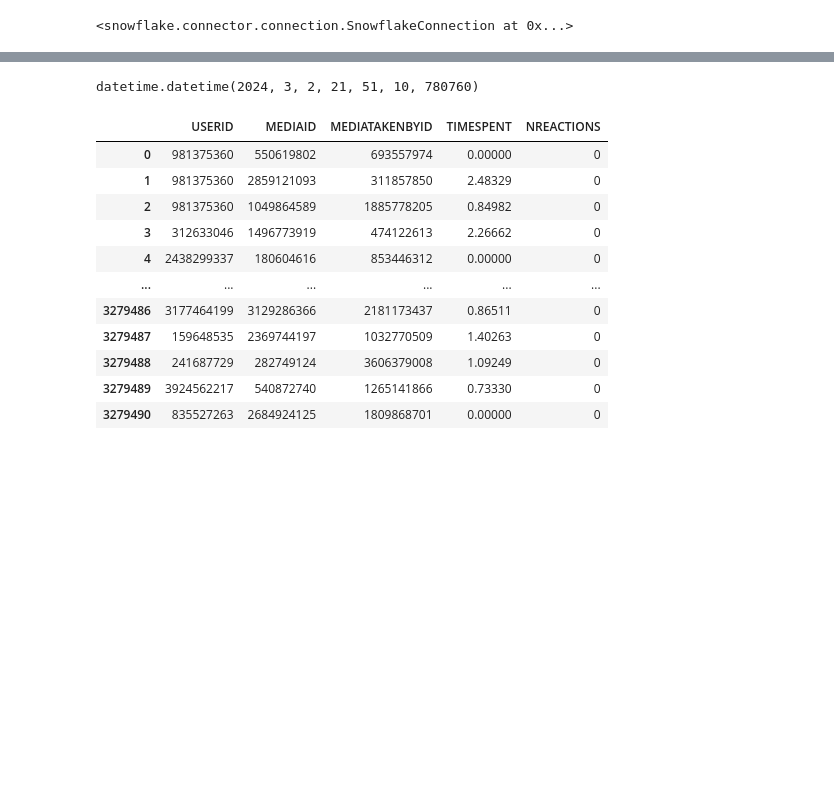
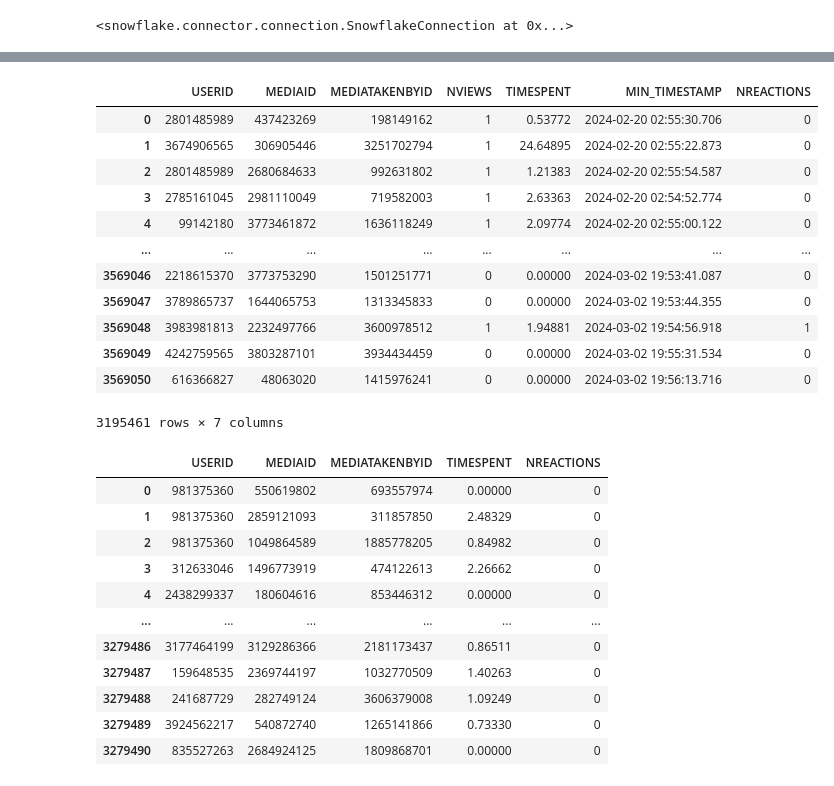
Before and after one commit to mgaiduk/ml-serving, a Jupyter notebook: sagemaker/sandbox.ipynb, the cells around one changed output, grey strips where cells are left out. Cells and saved outputs as stored; diff of their text form; code cells hidden in the pictures; blank space fills up the shorter version.

```diff
--- a/sagemaker/sandbox.ipynb
+++ b/sagemaker/sandbox.ipynb
@@ -147,7 +147,19 @@ train_df.shape, val_df.shape
-# %%
-yesterday
-# %% [output]
-datetime.datetime(2024, 3, 2, 21, 51, 10, 780760)
+# %%
+train_df
+# %% [output]
+|  | USERID | MEDIAID | MEDIATAKENBYID | NVIEWS | TIMESPENT | MIN_TIMESTAMP | NREACTIONS |
+| 0 | 2801485989 | 437423269 | 198149162 | 1 | 0.53772 | 2024-02-20 02:55:30.706 | 0 |
+| 1 | 3674906565 | 306905446 | 3251702794 | 1 | 24.64895 | 2024-02-20 02:55:22.873 | 0 |
+| 2 | 2801485989 | 2680684633 | 992631802 | 1 | 1.21383 | 2024-02-20 02:55:54.587 | 0 |
+| 3 | 2785161045 | 2981110049 | 719582003 | 1 | 2.63363 | 2024-02-20 02:54:52.774 | 0 |
+| 4 | 99142180 | 3773461872 | 1636118249 | 1 | 2.09774 | 2024-02-20 02:55:00.122 | 0 |
+| ... | ... | ... | ... | ... | ... | ... | ... |
+| 3569046 | 2218615370 | 3773753290 | 1501251771 | 0 | 0.00000 | 2024-03-02 19:53:41.087 | 0 |
+| 3569047 | 3789865737 | 1644065753 | 1313345833 | 0 | 0.00000 | 2024-03-02 19:53:44.355 | 0 |
+| 3569048 | 3983981813 | 2232497766 | 3600978512 | 1 | 1.94881 | 2024-03-02 19:54:56.918 | 1 |
+| 3569049 | 4242759565 | 3803287101 | 3934434459 | 0 | 0.00000 | 2024-03-02 19:55:31.534 | 0 |
+| 3569050 | 616366827 | 48063020 | 1415976241 | 0 | 0.00000 | 2024-03-02 19:56:13.716 | 0 |
+3195461 rows × 7 columns
 # %%
 df.drop(["NVIEWS", "MIN_TIMESTAMP"], axis=1)
 # %% [output]
```
Also changed, not shown: parts of 5 cells of this notebook, 6 other files.
